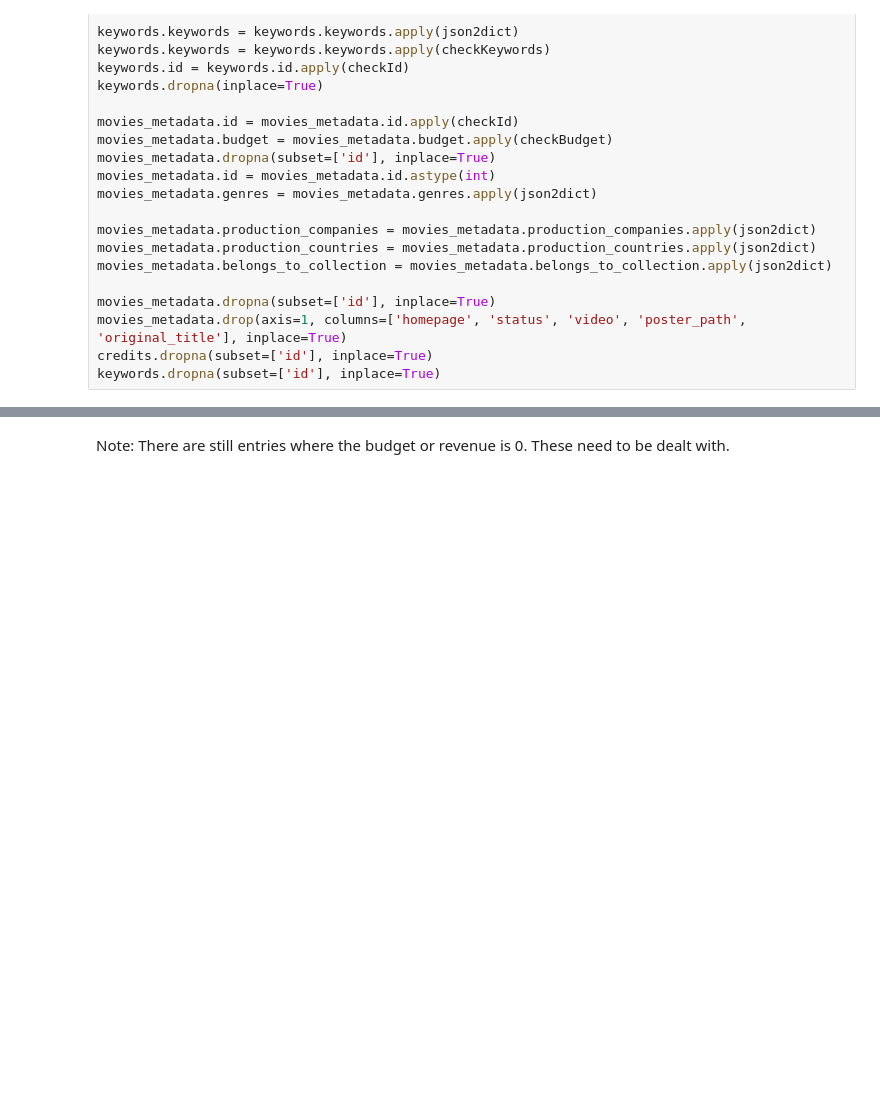
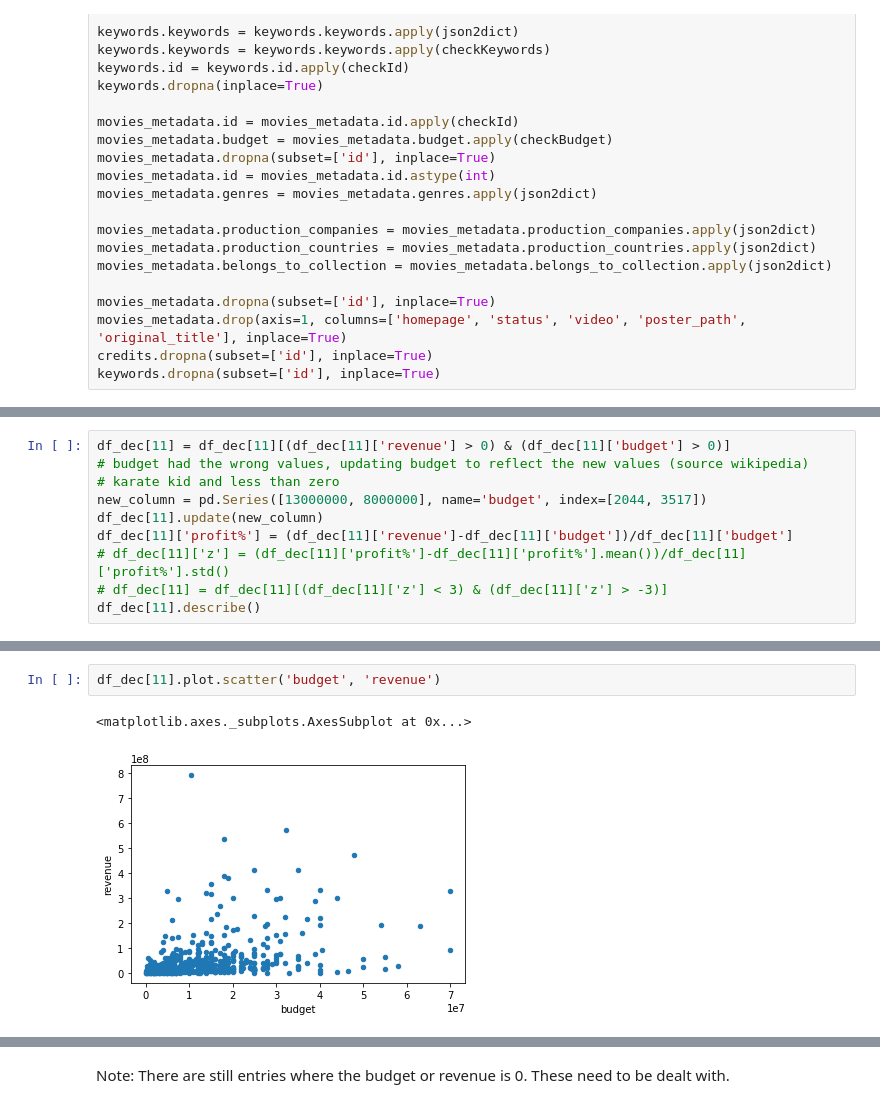
Before and after one commit to shreyas23/MovieBudgetAnalysis, a Jupyter notebook: eda.ipynb, the cells around one changed output, grey strips where cells are left out. Cells and saved outputs as stored; diff of their text form; blank space fills up the shorter version.

```diff
--- a/eda.ipynb
+++ b/eda.ipynb
@@ -129,0 +214,10 @@ df.describe()
+# %%
+df_dec[11] = df_dec[11][(df_dec[11]['revenue'] > 0) & (df_dec[11]['budget'] > 0)]
+# budget had the wrong values, updating budget to reflect the new values (source wikipedia)
+# karate kid and less than zero
+new_column = pd.Series([13000000, 8000000], name='budget', index=[2044, 3517])
+df_dec[11].update(new_column)
+df_dec[11]['profit%'] = (df_dec[11]['revenue']-df_dec[11]['budget'])/df_dec[11]['budget']
+# df_dec[11]['z'] = (df_dec[11]['profit%']-df_dec[11]['profit%'].mean())/df_dec[11]['profit%'].std()
+# df_dec[11] = df_dec[11][(df_dec[11]['z'] < 3) & (df_dec[11]['z'] > -3)]
+df_dec[11].describe()
@@ -129,0 +234,5 @@ df.describe()
+# %%
+df_dec[11].plot.scatter('budget', 'revenue')
+# %% [output]
+<matplotlib.axes._subplots.AxesSubplot at 0x...>
+[figure, added]
```
Also changed, not shown: parts of 41 cells of this notebook.
